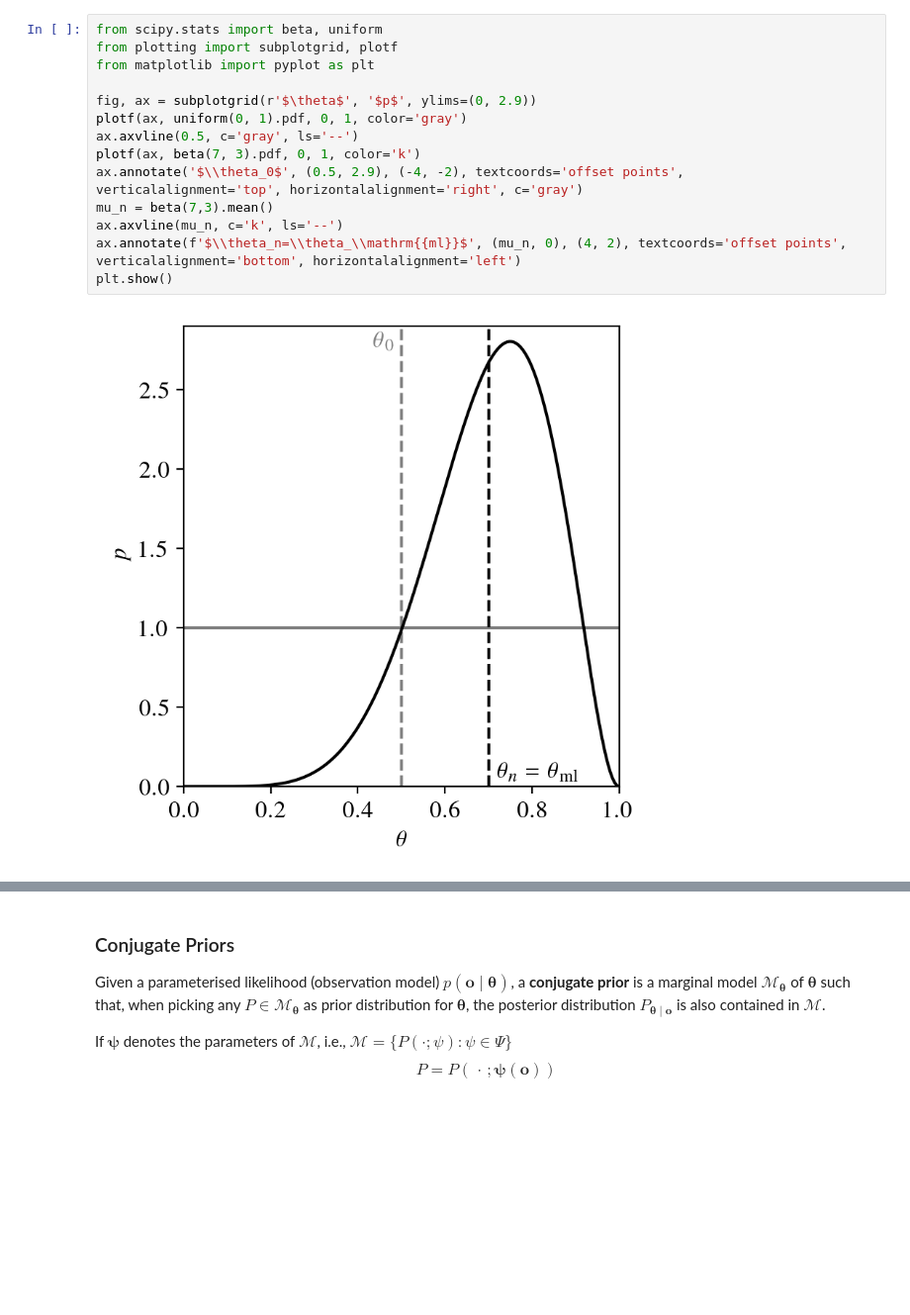
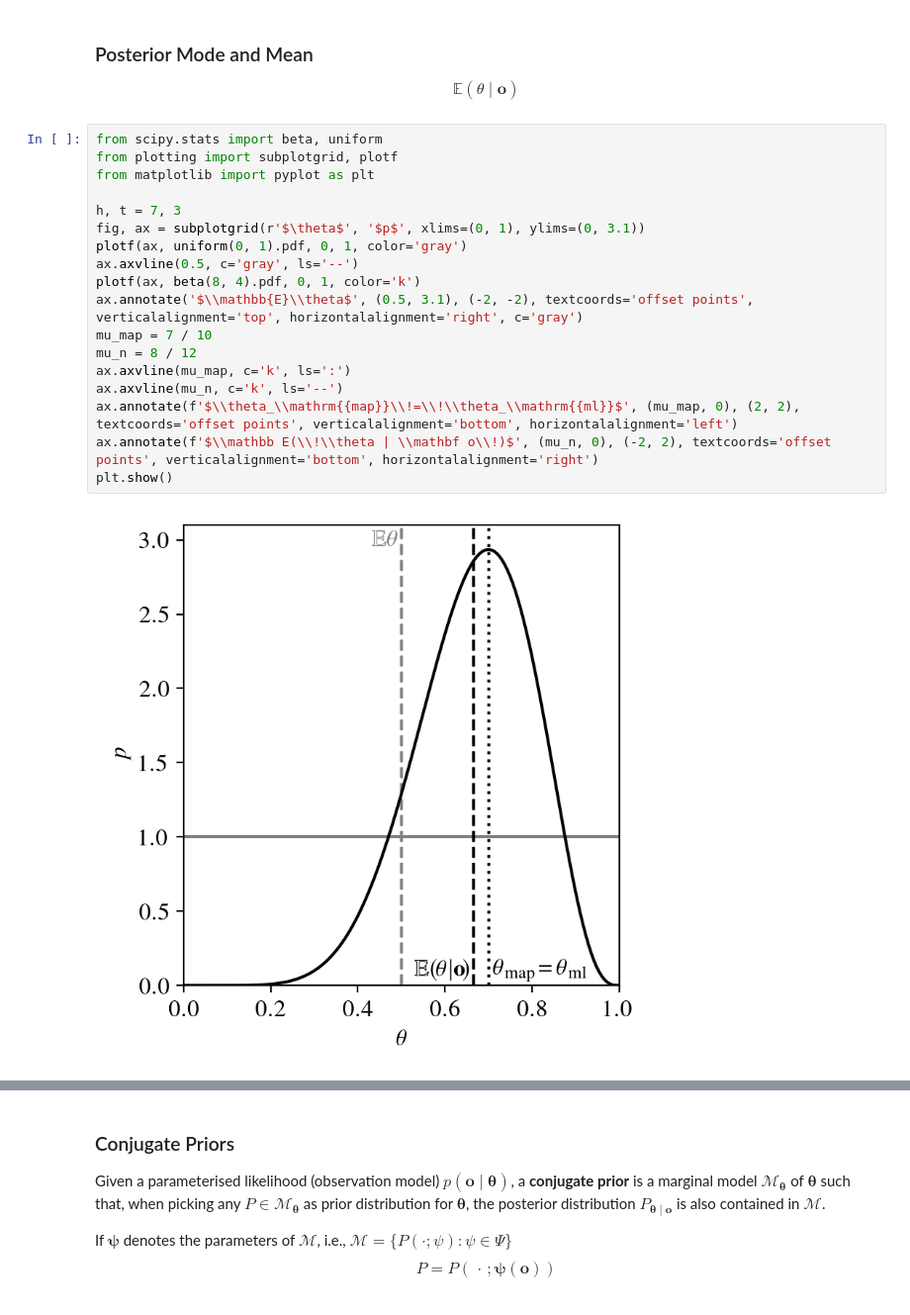
Before and after one commit to marioboley/Uni-Haifa-214.4312-Code, a Jupyter notebook: 3_bayesian_inference.ipynb, the cells around one changed output, grey strips where cells are left out. Shown at 99% size. Saved outputs shown, nothing was run; the diff lists cells and outputs as text; blank space fills up the shorter version.

Commit message:
fixed posterior and added posterior predictive

```diff
--- a/3_bayesian_inference.ipynb
+++ b/3_bayesian_inference.ipynb
@@ -48,16 +55,26 @@ where the symbol $\propto$ means that the two sides are *proportional* to each o
+# %% [markdown]
+### Posterior Mode and Mean
+
+$$
+\mathbb E(\theta \mid \mathbf o)
+$$
 # %%
 from scipy.stats import beta, uniform
 from plotting import subplotgrid, plotf
 from matplotlib import pyplot as plt
 
-fig, ax = subplotgrid(r'$\theta$', '$p$', ylims=(0, 2.9))
+h, t = 7, 3
+fig, ax = subplotgrid(r'$\theta$', '$p$', xlims=(0, 1), ylims=(0, 3.1))
 plotf(ax, uniform(0, 1).pdf, 0, 1, color='gray')
 ax.axvline(0.5, c='gray', ls='--')
-plotf(ax, beta(7, 3).pdf, 0, 1, color='k')
-ax.annotate('$\\theta_0$', (0.5, 2.9), (-4, -2), textcoords='offset points', verticalalignment='top', horizontalalignment='right', c='gray')
-mu_n = beta(7,3).mean()
+plotf(ax, beta(8, 4).pdf, 0, 1, color='k')
+ax.annotate('$\\mathbb{E}\\theta$', (0.5, 3.1), (-2, -2), textcoords='offset points', verticalalignment='top', horizontalalignment='right', c='gray')
+mu_map = 7 / 10
+mu_n = 8 / 12
+ax.axvline(mu_map, c='k', ls=':')
 ax.axvline(mu_n, c='k', ls='--')
-ax.annotate(f'$\\theta_n=\\theta_\\mathrm{{ml}}$', (mu_n, 0), (4, 2), textcoords='offset points', verticalalignment='bottom', horizontalalignment='left')
+ax.annotate(f'$\\theta_\\mathrm{{map}}\\!=\\!\\theta_\\mathrm{{ml}}$', (mu_map, 0), (2, 2), textcoords='offset points', verticalalignment='bottom', horizontalalignment='left')
+ax.annotate(f'$\\mathbb E(\\!\\theta | \\mathbf o\\!)$', (mu_n, 0), (-2, 2), textcoords='offset points', verticalalignment='bottom', horizontalalignment='right')
 plt.show()
 # %% [output]
-[figure, old version]
+[figure, new version]
```
Also changed, not shown: parts of 4 cells of this notebook.
